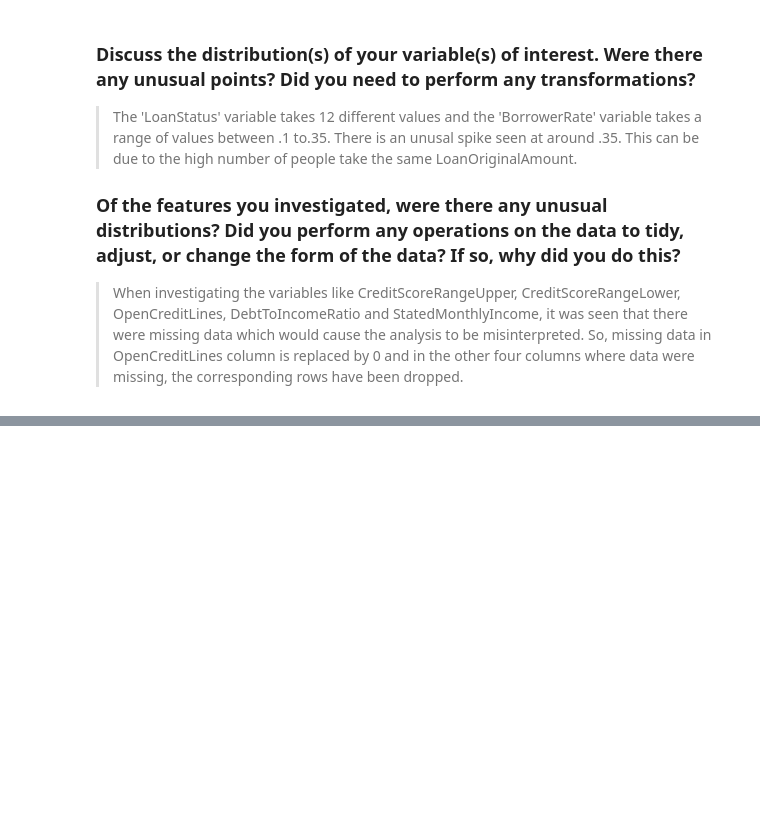
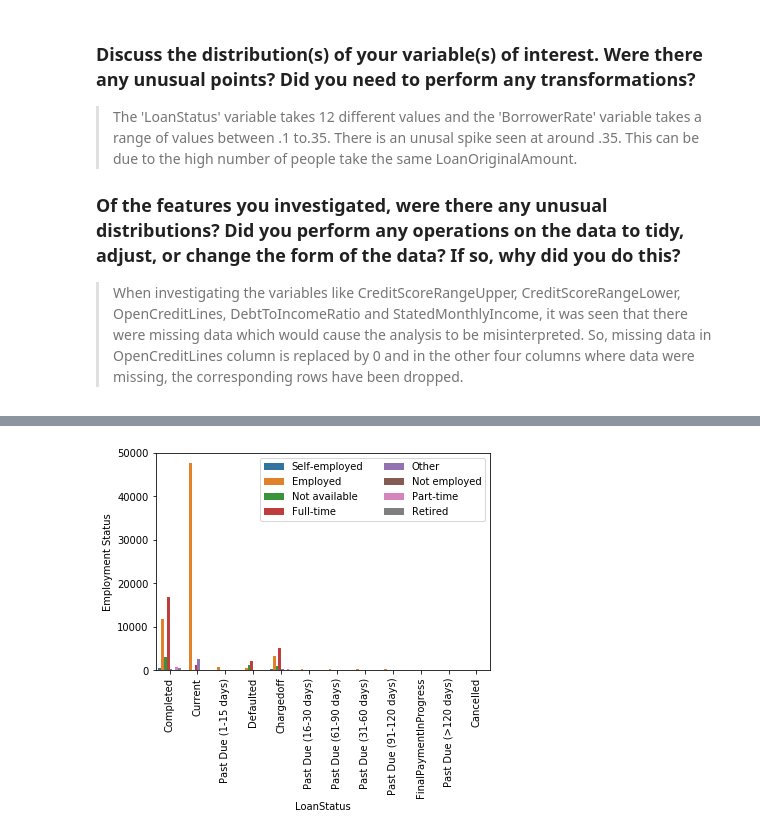
Before and after one commit to Kirthi-Raman/LoanDatasetAnalysis, a Jupyter notebook: exploration_template.ipynb, the cells around one changed output, grey strips where cells are left out. Drawn from its saved outputs; the diff is of its cells as text; code cells hidden in the pictures; blank space fills up the shorter version.

Commit message:
Bivariate Exploration of Loan Features

```diff
--- a/exploration_template.ipynb
+++ b/exploration_template.ipynb
@@ -493,0 +498,8 @@ From the histogram plot for Loan Amount distribution, it is seen that the amount
+# %%
+# Relationship between LoanStatus and EmploymentStatus
+ax = sb.countplot(data = loandf, x = 'LoanStatus', hue = 'EmploymentStatus');
+ax.legend(loc = 1,ncol = 2 );
+plt.xticks(rotation = 90);
+plt.ylabel('Employment Status');
+# %% [output]
+[figure, added]
```
Also changed, not shown: parts of 13 cells of this notebook.
